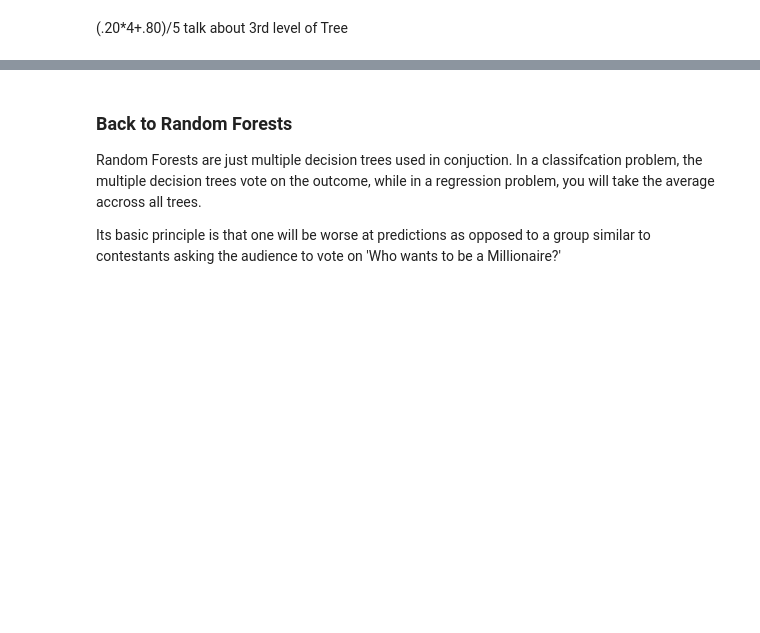
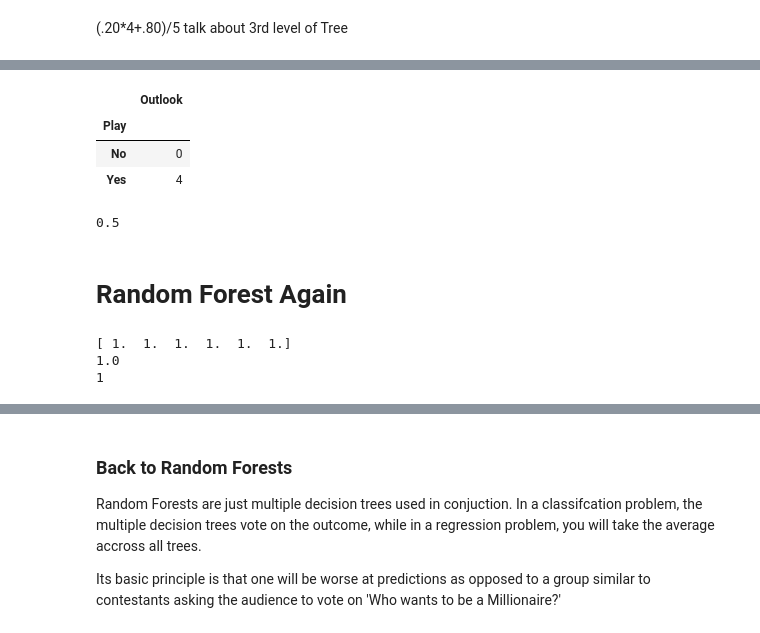
Before and after one commit to ChocoShell/Classifier-Presentation, a Jupyter notebook: Random-Forest/Random Forest.ipynb, the cells around one changed output, grey strips where cells are left out. Saved outputs shown, nothing was run; the diff lists cells and outputs as text; code cells hidden in the pictures; blank space fills up the shorter version.

Commit message:
Adding math for decision tree

```diff
--- a/Random-Forest/Random Forest.ipynb
+++ b/Random-Forest/Random Forest.ipynb
@@ -250,0 +330,41 @@ untouched_data[
+# %%
+# when Overcast
+overcast = untouched_data[untouched_data['Outlook'] == 'Overcast'][['Outlook', 'Play']].groupby('Play').count()
+not_overcast = untouched_data[untouched_data['Outlook'] != 'Overcast'][['Outlook', 'Play']].groupby('Play').count()
+# %% [output]
+|  | Outlook |
+| Play |  |
+| No | 0 |
+| Yes | 4 |
+# %%
+def get_gini(df):
+    col = df.columns.values[0]
+    total = df[col].sum()
+    gini = 1.0
+    for row in df[col]:
+        gini -= (1.0*row/total)**2
+    return gini
+
+get_gini(not_overcast)
+# %% [output]
+0.5
+# %% [markdown]
+# Random Forest Again
+# %%
+from sklearn.ensemble import RandomForestClassifier
+
+trees = 6
+# Default number of trees is 10
+rfclf = RandomForestClassifier(n_estimators=trees, n_jobs=-1)
+rfclf.fit(tennis_x, tennis_y)
+
+preds = np.stack([t.predict(tennis_x) for t in rfclf.estimators_])
+
+index = 2
+print(preds[:,index])
+print(np.float64(np.mean(preds[:,index])>.5))
+print(tennis_y.iloc[index])
+# %% [output]
+[ 1.  1.  1.  1.  1.  1.]
+1.0
+1
```
Also changed, not shown: parts of 14 cells of this notebook.
